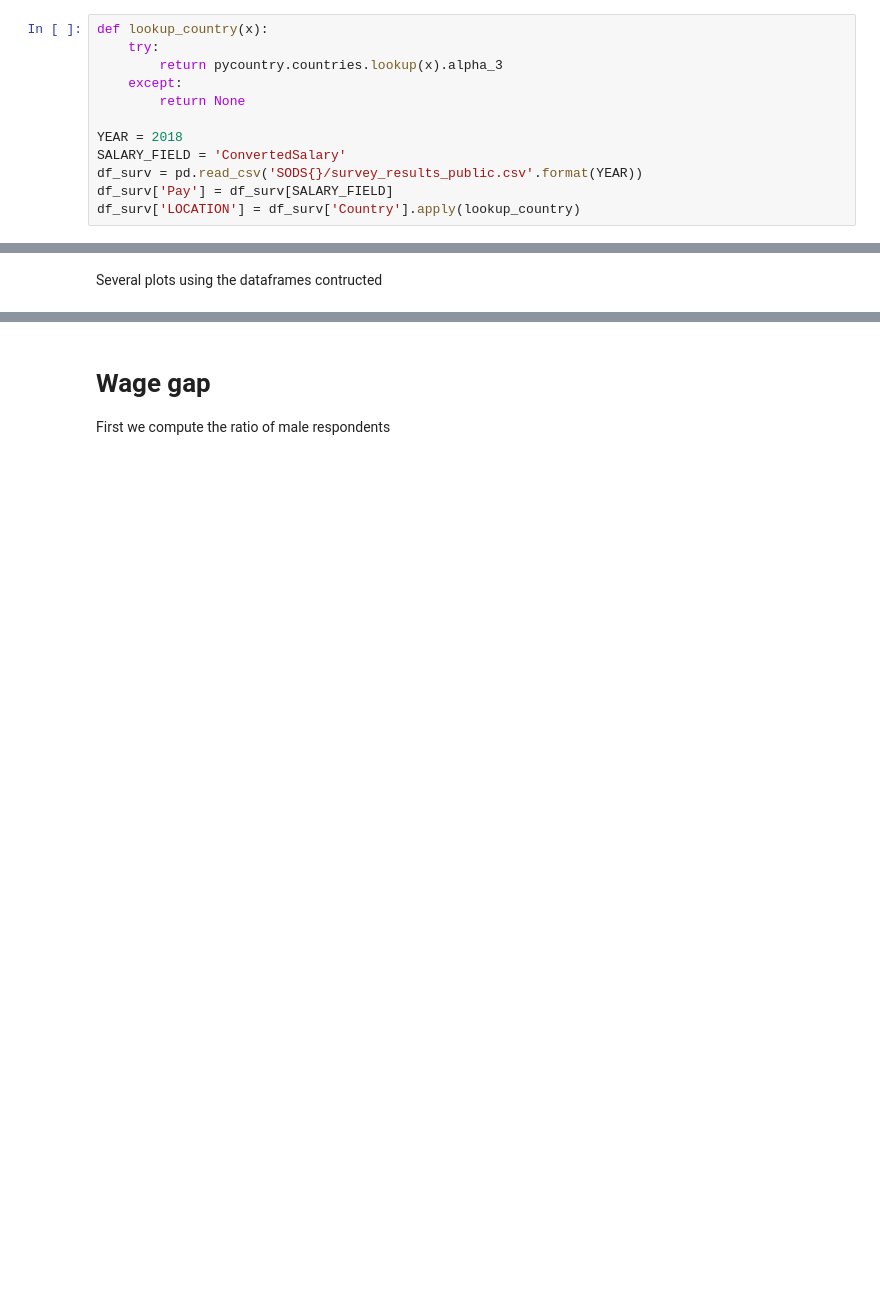
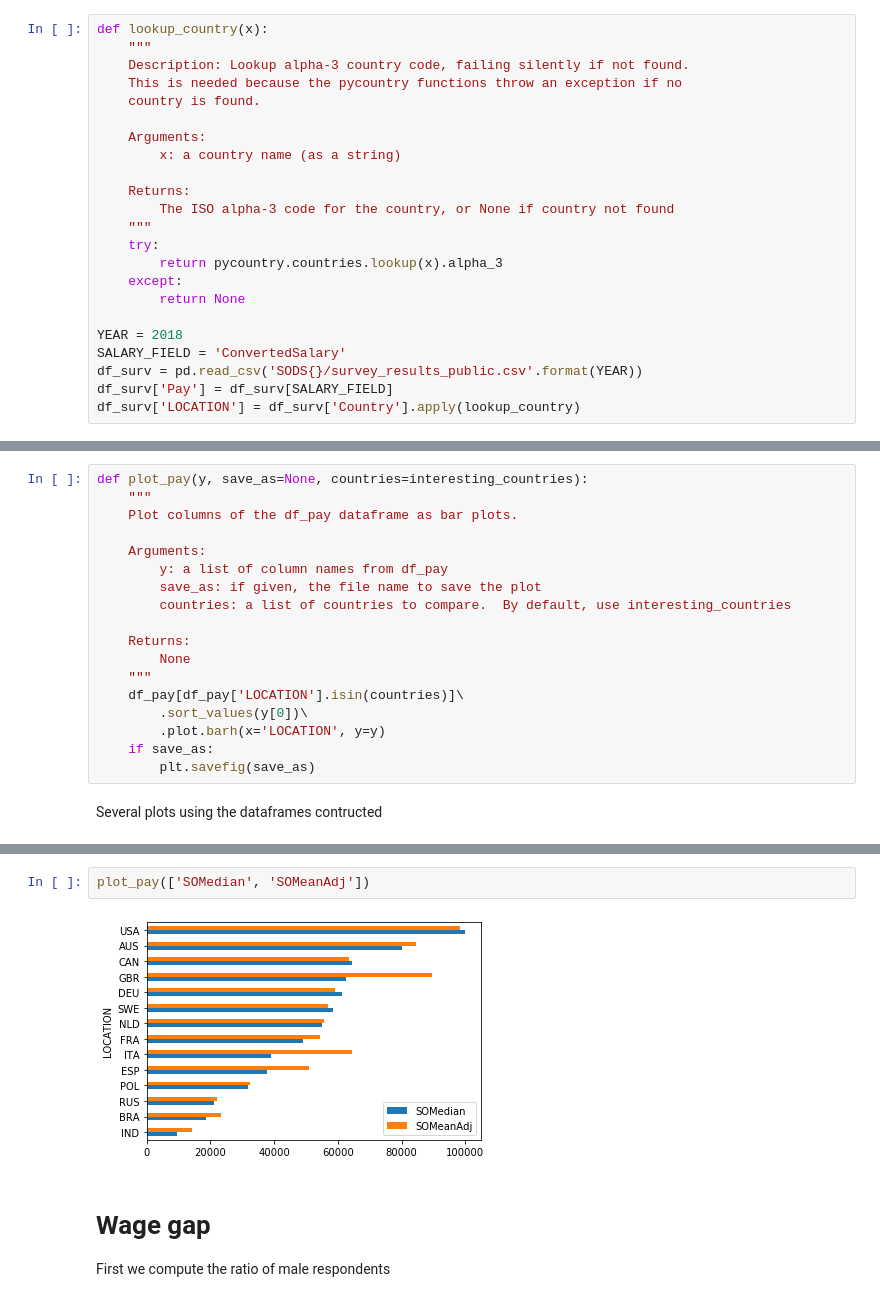
Before and after one commit to astoff/udacity-blog, a Jupyter notebook: explore.ipynb, the cells around one changed output, grey strips where cells are left out. Cells and saved outputs as stored; diff of their text form; blank space fills up the shorter version.

Commit message:
Include function `plot_pay` and doctrings

```diff
--- a/explore.ipynb
+++ b/explore.ipynb
@@ -12,6 +8,17 @@ Using matplotlib backend: Qt5Agg
 We load the StackOverflow survey data, and add a more convenient Country columns, named `LOCATION`, using ISO alpha-3 codes.
 # %%
 def lookup_country(x):
+    """
+    Description: Lookup alpha-3 country code, failing silently if not found.
+    This is needed because the pycountry functions throw an exception if no
+    country is found.
+
+    Arguments:
+        x: a country name (as a string)
+
+    Returns:
+        The ISO alpha-3 code for the country, or None if country not found
+    """
     try:
         return pycountry.countries.lookup(x).alpha_3
     except:
@@ -108,5 +134,23 @@ for loc in interesting_countries:
 
 df_pay = df_pay.merge(
     pd.Series(means, name='SOMeanAdj'), left_on='LOCATION', right_index=True)
+# %%
+def plot_pay(y, save_as=None, countries=interesting_countries):
+    """
+    Plot columns of the df_pay dataframe as bar plots.
+
+    Arguments:
+        y: a list of column names from df_pay
+        save_as: if given, the file name to save the plot
+        countries: a list of countries to compare.  By default, use interesting_countries
+
+    Returns:
+        None
+    """
+    df_pay[df_pay['LOCATION'].isin(countries)]\
+        .sort_values(y[0])\
+        .plot.barh(x='LOCATION', y=y)
+    if save_as:
+        plt.savefig(save_as)
 # %% [markdown]
 Several plots using the dataframes contructed
@@ -148,3 +169,7 @@ df_pay[df_pay['LOCATION'].isin(interesting_countries)]\
+# %%
+plot_pay(['SOMedian', 'SOMeanAdj'])
+# %% [output]
+[figure, added]
 # %% [markdown]
 # Wage gap
 
```
Also changed, not shown: parts of 11 cells of this notebook.
